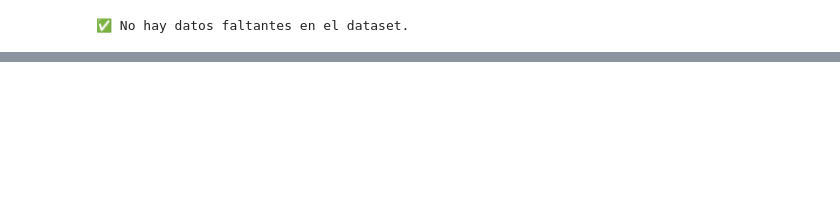
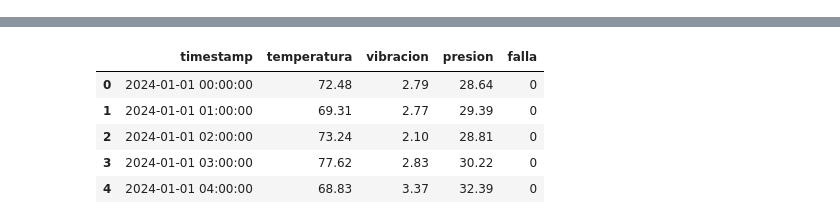
Before and after one commit to GzoC/real_time_predictive_monitoring, a Jupyter notebook: notebooks/01_exploratory_data_analysis.ipynb, the cells around one changed output, grey strips where cells are left out. Drawn from its saved outputs; the diff is of its cells as text; code cells hidden in the pictures; blank space fills up the shorter version.

```diff
--- a/notebooks/01_exploratory_data_analysis.ipynb
+++ b/notebooks/01_exploratory_data_analysis.ipynb
@@ -59,15 +1,21 @@ df.describe().T
-# %%
-# Verificación de datos faltantes en cada columna
-missing_values = df.isnull().sum()
-
-# Si hay columnas con datos faltantes, se grafica; si no, se notifica que no hay datos faltantes
-if missing_values.sum() > 0:
-    missing_values[missing_values > 0].plot(kind='bar', color='skyblue')
-    plt.title("Cantidad de Datos Faltantes por Variable")
-    plt.xlabel("Variables")
-    plt.ylabel("Número de valores faltantes")
-    plt.show()
-else:
-    print("✅ No hay datos faltantes en el dataset.")
-# %% [output]
-✅ No hay datos faltantes en el dataset.
+# %%
+import sys
+import os
+
+project_root = os.path.abspath(os.path.join(os.getcwd(), '..'))
+if project_root not in sys.path:
+    sys.path.append(project_root)
+
+import pandas as pd
+import matplotlib.pyplot as plt
+import seaborn as sns
+from src.preprocessing import load_data
+from src.config import RAW_DATA_PATH
+from src.logger import logger
+
+pd.set_option('display.max_columns', None)
+# %%
+df = load_data(RAW_DATA_PATH)
+logger.info("Datos cargados correctamente para EDA.")
+df.head()
+# %% [output]
@@ -73,0 +23,6 @@ else:
+|  | timestamp | temperatura | vibracion | presion | falla |
+| 0 | 2024-01-01 00:00:00 | 72.48 | 2.79 | 28.64 | 0 |
+| 1 | 2024-01-01 01:00:00 | 69.31 | 2.77 | 29.39 | 0 |
+| 2 | 2024-01-01 02:00:00 | 73.24 | 2.10 | 28.81 | 0 |
+| 3 | 2024-01-01 03:00:00 | 77.62 | 2.83 | 30.22 | 0 |
+| 4 | 2024-01-01 04:00:00 | 68.83 | 3.37 | 32.39 | 0 |
```
Also changed, not shown: parts of 11 cells of this notebook, 1 other file.
